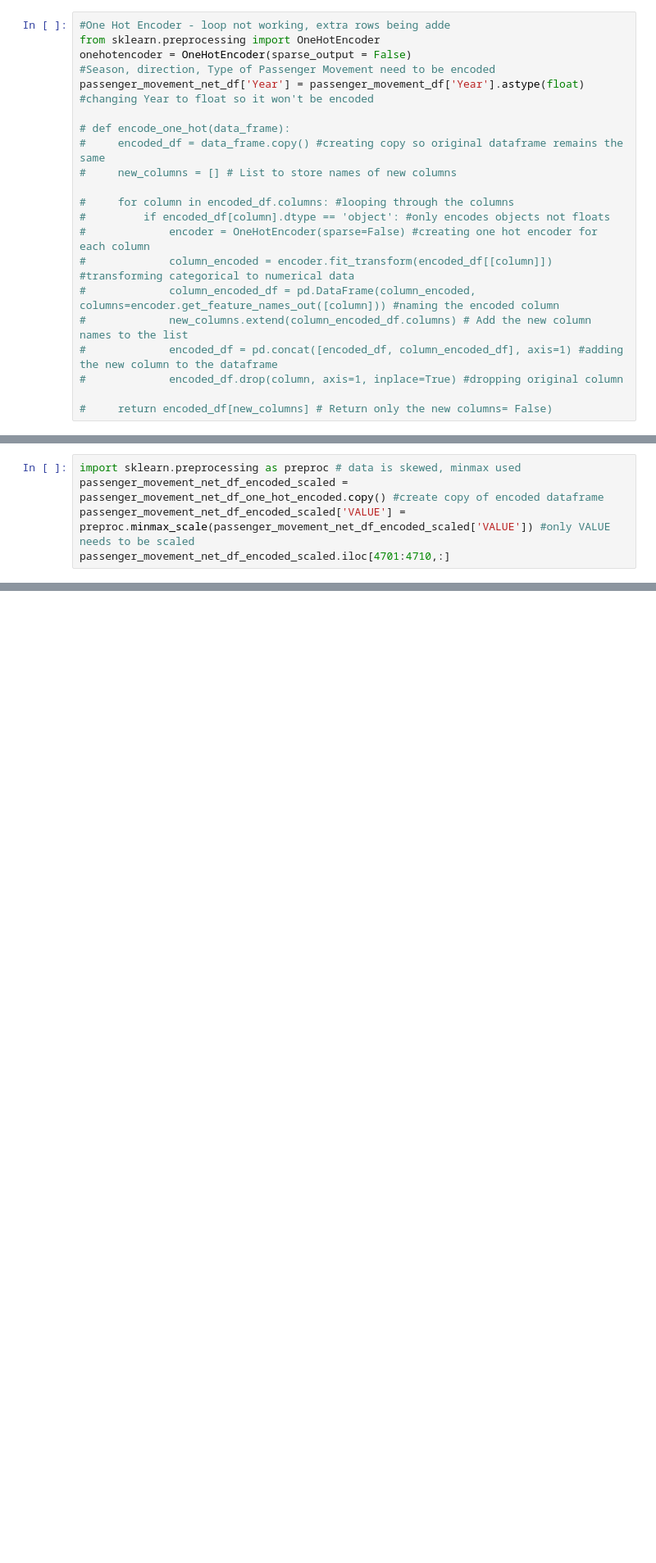
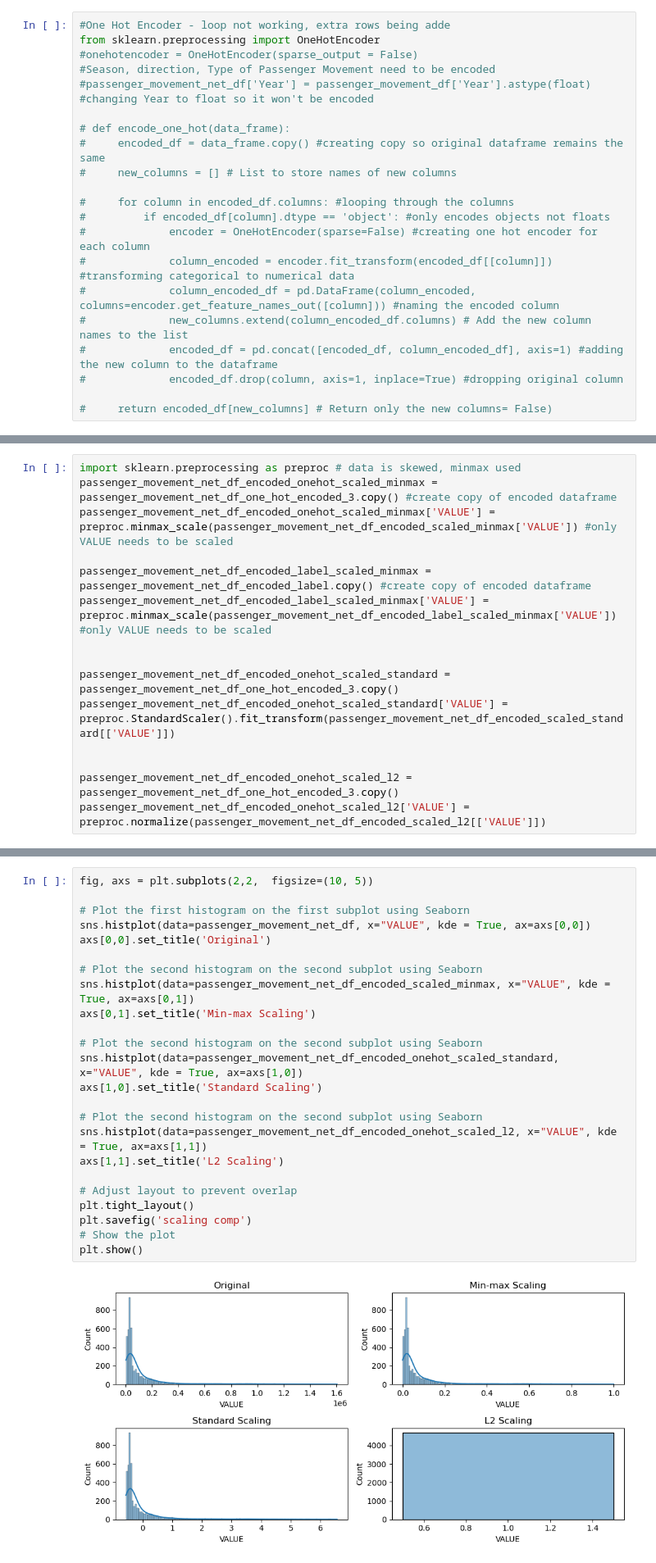
Before and after one commit to CCT-Dublin/ca1-claireobrien00, a Jupyter notebook: Passenger Movement Final.ipynb, the cells around one changed output, grey strips where cells are left out. Shown at 82% size. Drawn from its saved outputs; the diff is of its cells as text; blank space fills up the shorter version.

```diff
--- a/Passenger Movement Final.ipynb
+++ b/Passenger Movement Final.ipynb
@@ -582,9 +582,9 @@ def encode_label(dataFrame): #function to encode any dataframe
 # %%
 #One Hot Encoder - loop not working, extra rows being adde
 from sklearn.preprocessing import OneHotEncoder
-onehotencoder = OneHotEncoder(sparse_output = False)
+#onehotencoder = OneHotEncoder(sparse_output = False)
 #Season, direction, Type of Passenger Movement need to be encoded
-passenger_movement_net_df['Year'] = passenger_movement_df['Year'].astype(float) #changing Year to float so it won't be encoded
+#passenger_movement_net_df['Year'] = passenger_movement_df['Year'].astype(float) #changing Year to float so it won't be encoded
 
 # def encode_one_hot(data_frame):
 #     encoded_df = data_frame.copy() #creating copy so original dataframe remains the same
@@ -621,5 +625,15 @@ passenger_movement_net_df_one_hot_encoded_3 = pd.get_dummies(passenger_movement_
 # %%
 import sklearn.preprocessing as preproc # data is skewed, minmax used
-passenger_movement_net_df_encoded_scaled = passenger_movement_net_df_one_hot_encoded.copy() #create copy of encoded dataframe
-passenger_movement_net_df_encoded_scaled['VALUE'] = preproc.minmax_scale(passenger_movement_net_df_encoded_scaled['VALUE']) #only VALUE needs to be scaled
-passenger_movement_net_df_encoded_scaled.iloc[4701:4710,:]
+passenger_movement_net_df_encoded_onehot_scaled_minmax = passenger_movement_net_df_one_hot_encoded_3.copy() #create copy of encoded dataframe
+passenger_movement_net_df_encoded_onehot_scaled_minmax['VALUE'] = preproc.minmax_scale(passenger_movement_net_df_encoded_scaled_minmax['VALUE']) #only VALUE needs to be scaled
+
+passenger_movement_net_df_encoded_label_scaled_minmax = passenger_movement_net_df_encoded_label.copy() #create copy of encoded dataframe
+passenger_movement_net_df_encoded_label_scaled_minmax['VALUE'] = preproc.minmax_scale(passenger_movement_net_df_encoded_label_scaled_minmax['VALUE']) #only VALUE needs to be scaled
+
+
+passenger_movement_net_df_encoded_onehot_scaled_standard = passenger_movement_net_df_one_hot_encoded_3.copy()
+passenger_movement_net_df_encoded_onehot_scaled_standard['VALUE'] = preproc.StandardScaler().fit_transform(passenger_movement_net_df_encoded_scaled_standard[['VALUE']])
+
+
+passenger_movement_net_df_encoded_onehot_scaled_l2 = passenger_movement_net_df_one_hot_encoded_3.copy()
+passenger_movement_net_df_encoded_onehot_scaled_l2['VALUE'] = preproc.normalize(passenger_movement_net_df_encoded_scaled_l2[['VALUE']])
@@ -634,3 +640,29 @@ passenger_movement_net_df_encoded_scaled.shape
+# %%
+fig, axs = plt.subplots(2,2,  figsize=(10, 5))
+
+# Plot the first histogram on the first subplot using Seaborn
+sns.histplot(data=passenger_movement_net_df, x="VALUE", kde = True, ax=axs[0,0])
+axs[0,0].set_title('Original')
+
+# Plot the second histogram on the second subplot using Seaborn
+sns.histplot(data=passenger_movement_net_df_encoded_scaled_minmax, x="VALUE", kde = True, ax=axs[0,1])
+axs[0,1].set_title('Min-max Scaling')
+
+# Plot the second histogram on the second subplot using Seaborn
+sns.histplot(data=passenger_movement_net_df_encoded_onehot_scaled_standard, x="VALUE", kde = True, ax=axs[1,0])
+axs[1,0].set_title('Standard Scaling')
+
+# Plot the second histogram on the second subplot using Seaborn
+sns.histplot(data=passenger_movement_net_df_encoded_onehot_scaled_l2, x="VALUE", kde = True, ax=axs[1,1])
+axs[1,1].set_title('L2 Scaling')
+
+# Adjust layout to prevent overlap
+plt.tight_layout()
+plt.savefig('scaling comp')
+# Show the plot
+plt.show()
+# %% [output]
+[figure, added]
 # %% [markdown]
 # Machine Learning
 # %% [markdown]
```
Also changed, not shown: parts of 12 cells of this notebook, 4 other files.
